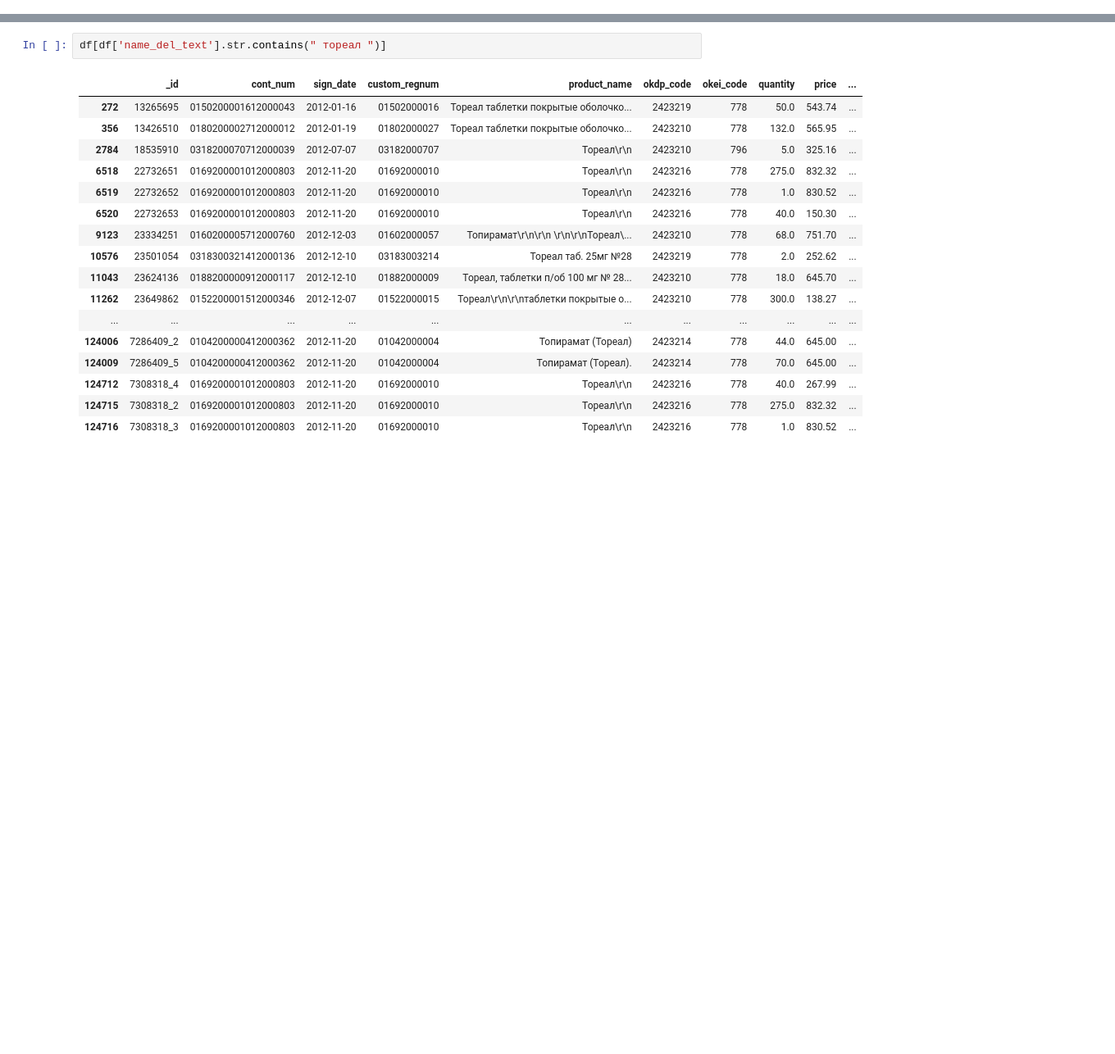
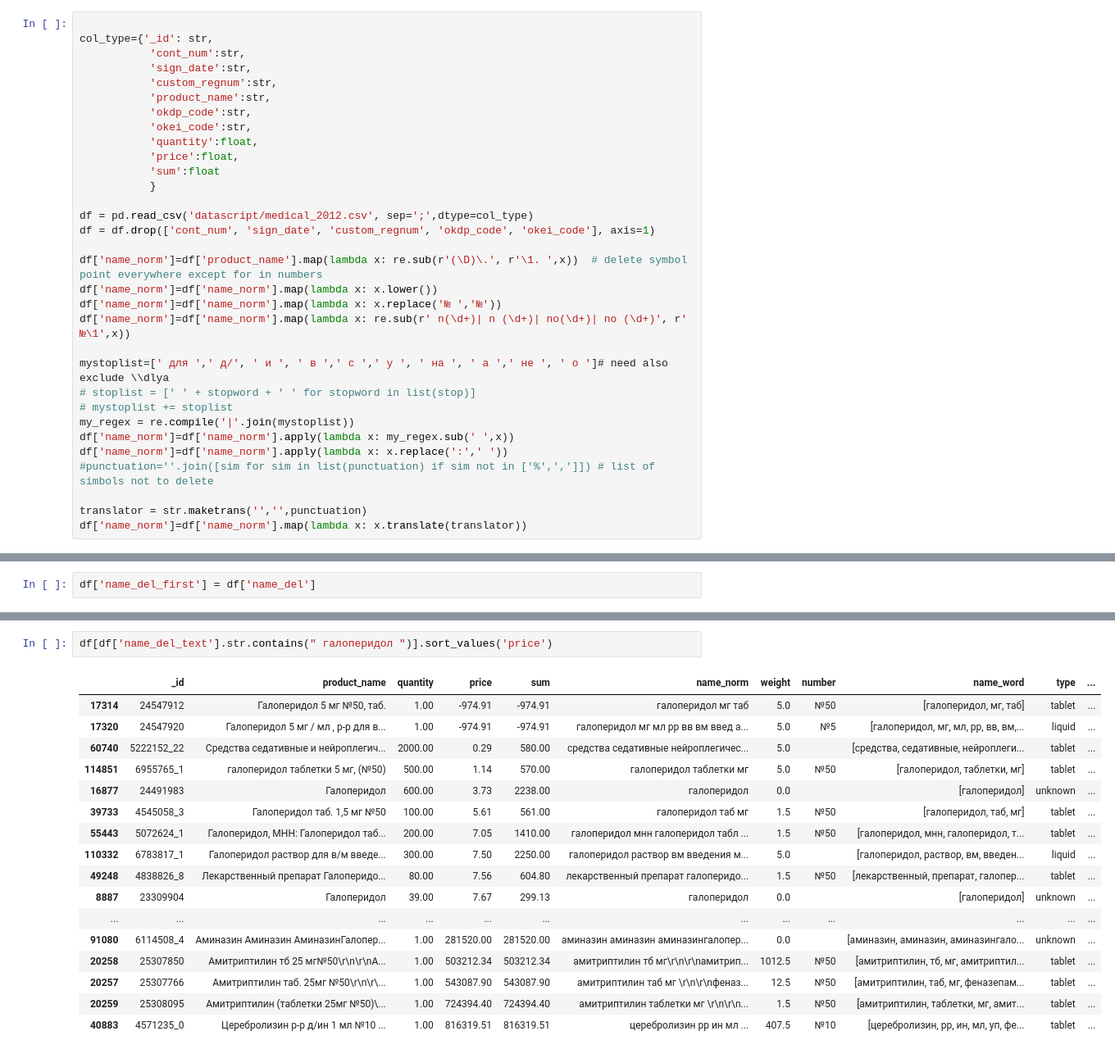
Before and after one commit to ahmados/kursach, a Jupyter notebook: 01.ipynb, the cells around one changed output, grey strips where cells are left out. Shown: that part at 82% size. Drawn from its saved outputs; the diff is of its cells as text; blank space fills up the shorter version.

```diff
--- a/01.ipynb
+++ b/01.ipynb
@@ -32,0 +26,32 @@ variances = dict()
+# %%
+
+col_type={'_id': str,
+           'cont_num':str,
+           'sign_date':str,
+           'custom_regnum':str,
+           'product_name':str,
+           'okdp_code':str,
+           'okei_code':str,
+           'quantity':float,
+           'price':float,
+           'sum':float
+           }
+
+df = pd.read_csv('datascript/medical_2012.csv', sep=';',dtype=col_type)
+df = df.drop(['cont_num', 'sign_date', 'custom_regnum', 'okdp_code', 'okei_code'], axis=1)
+
+df['name_norm']=df['product_name'].map(lambda x: re.sub(r'(\D)\.', r'\1. ',x))  # delete symbol point everywhere except for in numbers
+df['name_norm']=df['name_norm'].map(lambda x: x.lower())
+df['name_norm']=df['name_norm'].map(lambda x: x.replace('№ ','№'))
+df['name_norm']=df['name_norm'].map(lambda x: re.sub(r' n(\d+)| n (\d+)| no(\d+)| no (\d+)', r' №\1',x))
+
+mystoplist=[' для ',' д/', ' и ', ' в ',' с ',' у ', ' на ', ' а ',' не ', ' о ']# need also exclude \\dlya
+# stoplist = [' ' + stopword + ' ' for stopword in list(stop)]
+# mystoplist += stoplist
+my_regex = re.compile('|'.join(mystoplist))
+df['name_norm']=df['name_norm'].apply(lambda x: my_regex.sub(' ',x))
+df['name_norm']=df['name_norm'].apply(lambda x: x.replace(':',' '))
+#punctuation=''.join([sim for sim in list(punctuation) if sim not in ['%',',']]) # list of simbols not to delete
+
+translator = str.maketrans('','',punctuation)
+df['name_norm']=df['name_norm'].map(lambda x: x.translate(translator))
@@ -32,0 +229,2 @@ variances = dict()
+# %%
+df['name_del_first'] = df['name_del']
@@ -41,22 +274,22 @@ for item in med_dic['name']:
     except ValueError:
         pass
 # %%
-df[df['name_del_text'].str.contains(" тореал ")]
+df[df['name_del_text'].str.contains(" галоперидол ")].sort_values('price')
 # %% [output]
-|  | _id | cont_num | sign_date | custom_regnum | product_name | okdp_code | okei_code | quantity | price | ... |
-| 272 | 13265695 | 0150200001612000043 | 2012-01-16 | 01502000016 | Тореал таблетки покрытые оболочко... | 2423219 | 778 | 50.0 | 543.74 | ... |
-| 356 | 13426510 | 0180200002712000012 | 2012-01-19 | 01802000027 | Тореал таблетки покрытые оболочко... | 2423210 | 778 | 132.0 | 565.95 | ... |
-| 2784 | 18535910 | 0318200070712000039 | 2012-07-07 | 03182000707 | Тореал\r\n | 2423210 | 796 | 5.0 | 325.16 | ... |
-| 6518 | 22732651 | 0169200001012000803 | 2012-11-20 | 01692000010 | Тореал\r\n | 2423216 | 778 | 275.0 | 832.32 | ... |
-| 6519 | 22732652 | 0169200001012000803 | 2012-11-20 | 01692000010 | Тореал\r\n | 2423216 | 778 | 1.0 | 830.52 | ... |
-| 6520 | 22732653 | 0169200001012000803 | 2012-11-20 | 01692000010 | Тореал\r\n | 2423216 | 778 | 40.0 | 150.30 | ... |
-| 9123 | 23334251 | 0160200005712000760 | 2012-12-03 | 01602000057 | Топирамат\r\n\r\n \r\n\r\nТореал\... | 2423210 | 778 | 68.0 | 751.70 | ... |
-| 10576 | 23501054 | 0318300321412000136 | 2012-12-10 | 03183003214 | Тореал таб. 25мг №28 | 2423219 | 778 | 2.0 | 252.62 | ... |
-| 11043 | 23624136 | 0188200000912000117 | 2012-12-10 | 01882000009 | Тореал, таблетки п/об 100 мг № 28... | 2423210 | 778 | 18.0 | 645.70 | ... |
-| 11262 | 23649862 | 0152200001512000346 | 2012-12-07 | 01522000015 | Тореал\r\n\r\nтаблетки покрытые о... | 2423210 | 778 | 300.0 | 138.27 | ... |
-| ... | ... | ... | ... | ... | ... | ... | ... | ... | ... | ... |
-| 124006 | 7286409_2 | 0104200000412000362 | 2012-11-20 | 01042000004 | Топирамат (Тореал) | 2423214 | 778 | 44.0 | 645.00 | ... |
-| 124009 | 7286409_5 | 0104200000412000362 | 2012-11-20 | 01042000004 | Топирамат (Тореал). | 2423214 | 778 | 70.0 | 645.00 | ... |
-| 124712 | 7308318_4 | 0169200001012000803 | 2012-11-20 | 01692000010 | Тореал\r\n | 2423216 | 778 | 40.0 | 267.99 | ... |
-| 124715 | 7308318_2 | 0169200001012000803 | 2012-11-20 | 01692000010 | Тореал\r\n | 2423216 | 778 | 275.0 | 832.32 | ... |
-| 124716 | 7308318_3 | 0169200001012000803 | 2012-11-20 | 01692000010 | Тореал\r\n | 2423216 | 778 | 1.0 | 830.52 | ... |
+|  | _id | product_name | quantity | price | sum | name_norm | weight | number | name_word | type | ... |
+| 17314 | 24547912 | Галоперидол 5 мг №50, таб. | 1.00 | -974.91 | -974.91 | галоперидол мг таб | 5.0 | №50 | [галоперидол, мг, таб] | tablet | ... |
+| 17320 | 24547920 | Галоперидол 5 мг / мл , р-р для в... | 1.00 | -974.91 | -974.91 | галоперидол мг мл рр вв вм введ а... | 5.0 | №5 | [галоперидол, мг, мл, рр, вв, вм,... | liquid | ... |
+| 60740 | 5222152_22 | Средства седативные и нейроплегич... | 2000.00 | 0.29 | 580.00 | средства седативные нейроплегичес... | 5.0 |  | [средства, седативные, нейроплеги... | tablet | ... |
+| 114851 | 6955765_1 | галоперидол таблетки 5 мг, (№50) | 500.00 | 1.14 | 570.00 | галоперидол таблетки мг | 5.0 | №50 | [галоперидол, таблетки, мг] | tablet | ... |
+| 16877 | 24491983 | Галоперидол | 600.00 | 3.73 | 2238.00 | галоперидол | 0.0 |  | [галоперидол] | unknown | ... |
+| 39733 | 4545058_3 | Галоперидол таб. 1,5 мг №50 | 100.00 | 5.61 | 561.00 | галоперидол таб мг | 1.5 | №50 | [галоперидол, таб, мг] | tablet | ... |
+| 55443 | 5072624_1 | Галоперидол, МНН: Галоперидол таб... | 200.00 | 7.05 | 1410.00 | галоперидол мнн галоперидол табл ... | 1.5 | №50 | [галоперидол, мнн, галоперидол, т... | tablet | ... |
+| 110332 | 6783817_1 | Галоперидол раствор для в/м введе... | 300.00 | 7.50 | 2250.00 | галоперидол раствор вм введения м... | 5.0 |  | [галоперидол, раствор, вм, введен... | liquid | ... |
+| 49248 | 4838826_8 | Лекарственный препарат Галоперидо... | 80.00 | 7.56 | 604.80 | лекарственный препарат галоперидо... | 1.5 | №50 | [лекарственный, препарат, галопер... | tablet | ... |
+| 8887 | 23309904 | Галоперидол | 39.00 | 7.67 | 299.13 | галоперидол | 0.0 |  | [галоперидол] | unknown | ... |
+| ... | ... | ... | ... | ... | ... | ... | ... | ... | ... | ... | ... |
+| 91080 | 6114508_4 | Аминазин Аминазин АминазинГалопер... | 1.00 | 281520.00 | 281520.00 | аминазин аминазин аминазингалопер... | 0.0 |  | [аминазин, аминазин, аминазингало... | unknown | ... |
+| 20258 | 25307850 | Амитриптилин тб 25 мг№50\r\n\r\nА... | 1.00 | 503212.34 | 503212.34 | амитриптилин тб мг\r\n\r\nамитрип... | 1012.5 | №50 | [амитриптилин, тб, мг, амитриптил... | tablet | ... |
+| 20257 | 25307766 | Амитриптилин таб. 25мг №50\r\n\r\... | 1.00 | 543087.90 | 543087.90 | амитриптилин таб мг \r\n\r\nфеназ... | 12.5 | №50 | [амитриптилин, таб, мг, феназепам... | tablet | ... |
+| 20259 | 25308095 | Амитриптилин (таблетки 25мг №50)\... | 1.00 | 724394.40 | 724394.40 | амитриптилин таблетки мг \r\n\r\n... | 1.5 | №50 | [амитриптилин, таблетки, мг, амит... | tablet | ... |
+| 40883 | 4571235_0 | Церебролизин р-р д/ин 1 мл №10 ... | 1.00 | 816319.51 | 816319.51 | церебролизин рр ин мл ... | 407.5 | №10 | [церебролизин, рр, ин, мл, уп, фе... | tablet | ... |
```
Also changed, not shown: parts of 73 cells of this notebook, 1 other file.
